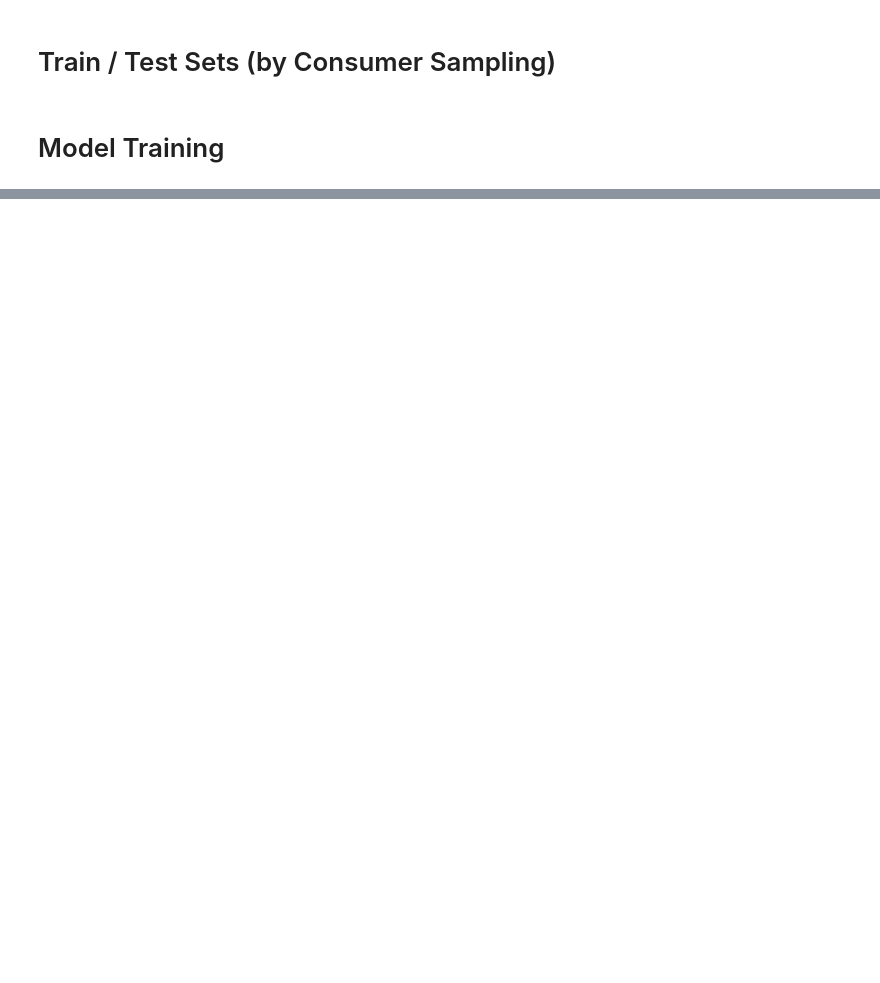
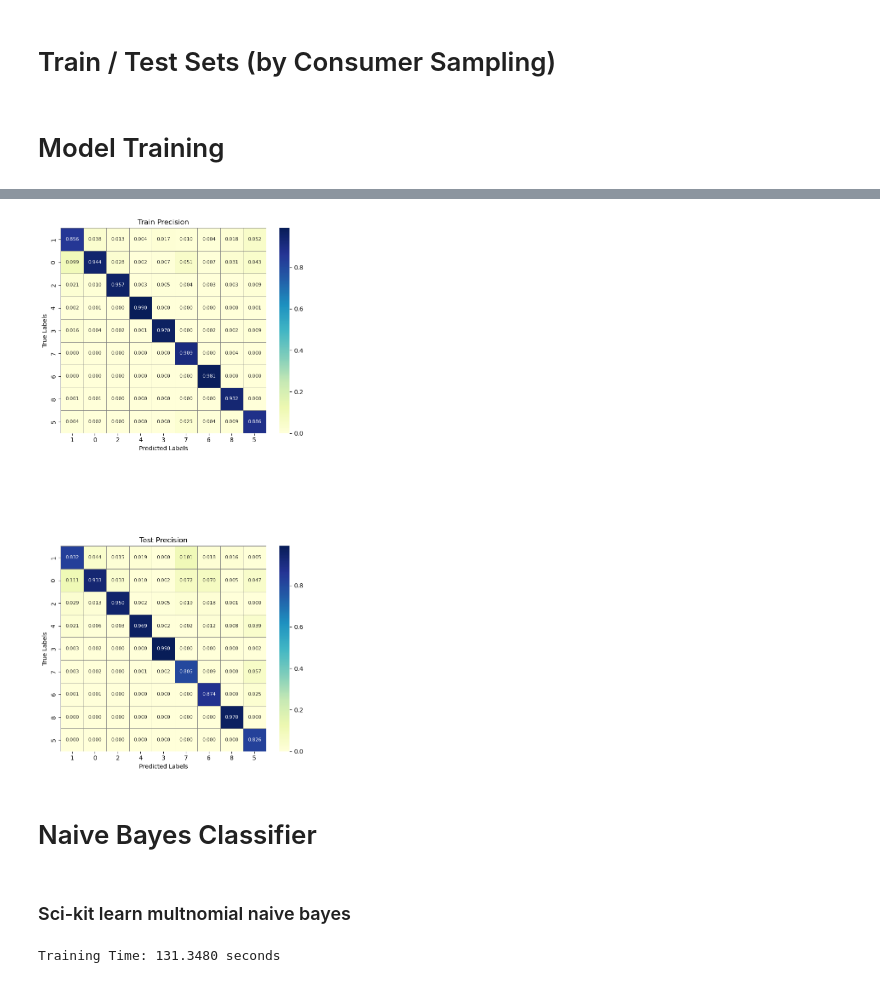
Before and after one commit to danielrmathew/prism-data-credit, a Jupyter notebook: clean-Aman.ipynb, the cells around one changed output, grey strips where cells are left out. Cells and saved outputs as stored; diff of their text form; code cells hidden in the pictures; blank space fills up the shorter version.

Commit message:
naive bayes

```diff
--- a/clean-Aman.ipynb
+++ b/clean-Aman.ipynb
@@ -191,0 +269,9 @@ X_train, X_test, y_train, y_test = train_test_split(X, y, test_size=0.25, random
+# %%
+X_train = train.drop(columns=['prism_consumer_id', 'category'])
+y_train = train.category
+
+X_test = test.drop(columns=['prism_consumer_id', 'category'])
+y_test = test.category
+
+del train
+del test
@@ -191,0 +282,2 @@ X_train, X_test, y_train, y_test = train_test_split(X, y, test_size=0.25, random
+# %%
+X_train_sparse = X_train.astype({col: pd.SparseDtype(X_train[col].dtype, fill_value=0) for col in X_train.columns})
@@ -192,3 +290,4 @@ X_train, X_test, y_train, y_test = train_test_split(X, y, test_size=0.25, random
 # %%
-lr = LogisticRegression(max_iter=100, random_state=42, n_jobs=2)
-lr.fit(X_train, y_train) # Increase max_iter if needed -- never converges
+lr = LogisticRegression(max_iter=100, random_state=42, n_jobs=4, penalty='elasticnet', solver='saga', l1_ratio=0.5)
+# lr.to('cuda')
+lr
@@ -194,0 +297,2 @@ lr.fit(X_train, y_train) # Increase max_iter if needed -- never converges
+# %%
+lr.fit(X_train_sparse, y_train) # Increase max_iter if needed -- never converges
@@ -203,0 +315,8 @@ train_acc
+# %%
+make_confusion_matrices(y_train, y_pred_train, y_test, y_pred)
+# %% [output]
+[figure, added]
+# %% [markdown]
+# Naive Bayes Classifier
+# %% [markdown]
+### Sci-kit learn multnomial naive bayes
@@ -203,0 +328,8 @@ train_acc
+# %%
+start = time.time()
+model.fit(X_train, y_train)
+end = time.time()
+
+print(f"Training Time: {end - start:.4f} seconds")
+# %% [output]
+Training Time: 131.3480 seconds
```
Also changed, not shown: parts of 51 cells of this notebook, 1 other file.
